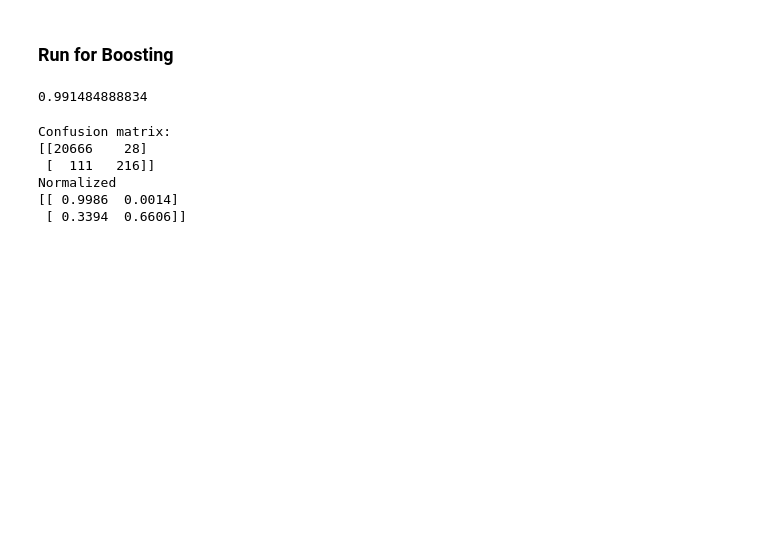
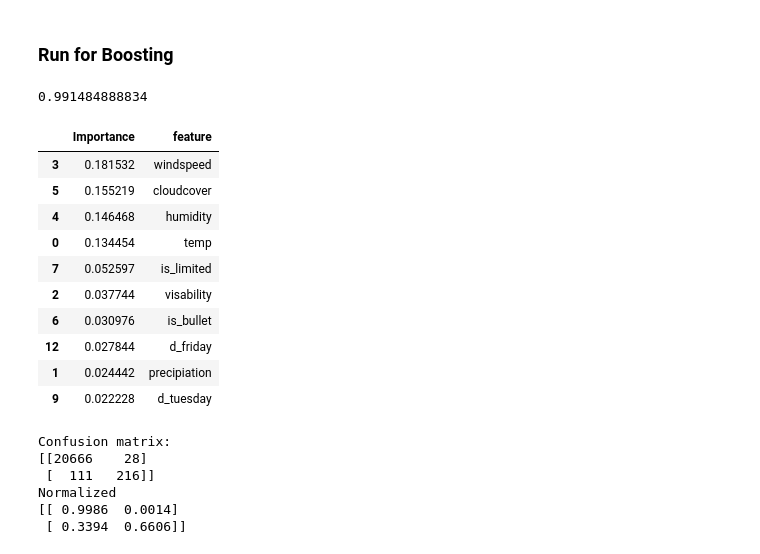
Before and after one commit to lovettbarron/caltrain-predict, a Jupyter notebook: 07focus_decision_tree.ipynb, the cells around one changed output. Saved outputs shown, nothing was run; the diff lists cells and outputs as text; code cells hidden in the pictures; blank space fills up the shorter version.

```diff
--- a/07focus_decision_tree.ipynb
+++ b/07focus_decision_tree.ipynb
@@ -307,6 +313,22 @@ Score_GBC_CV = np.mean(scores)
 print(Score_GBC_CV)
 # %% [output]
 0.991484888834
+# %%
+GBC_Tree.fit(X,y)
+ImportanceDataFrame = pd.DataFrame({'feature':X.columns.values, 'Importance':GBC_Tree.feature_importances_})
+ImportanceDataFrame.sort_values(by = ['Importance'],ascending = 0).head(10)
+# %% [output]
+|  | Importance | feature |
+| 3 | 0.181532 | windspeed |
+| 5 | 0.155219 | cloudcover |
+| 4 | 0.146468 | humidity |
+| 0 | 0.134454 | temp |
+| 7 | 0.052597 | is_limited |
+| 2 | 0.037744 | visability |
+| 6 | 0.030976 | is_bullet |
+| 12 | 0.027844 | d_friday |
+| 1 | 0.024442 | precipiation |
+| 9 | 0.022228 | d_tuesday |
 # %%
 from sklearn.metrics import confusion_matrix
 y_hat = GBC_Tree.predict(X)
```
Also changed, not shown: parts of 9 cells of this notebook.
